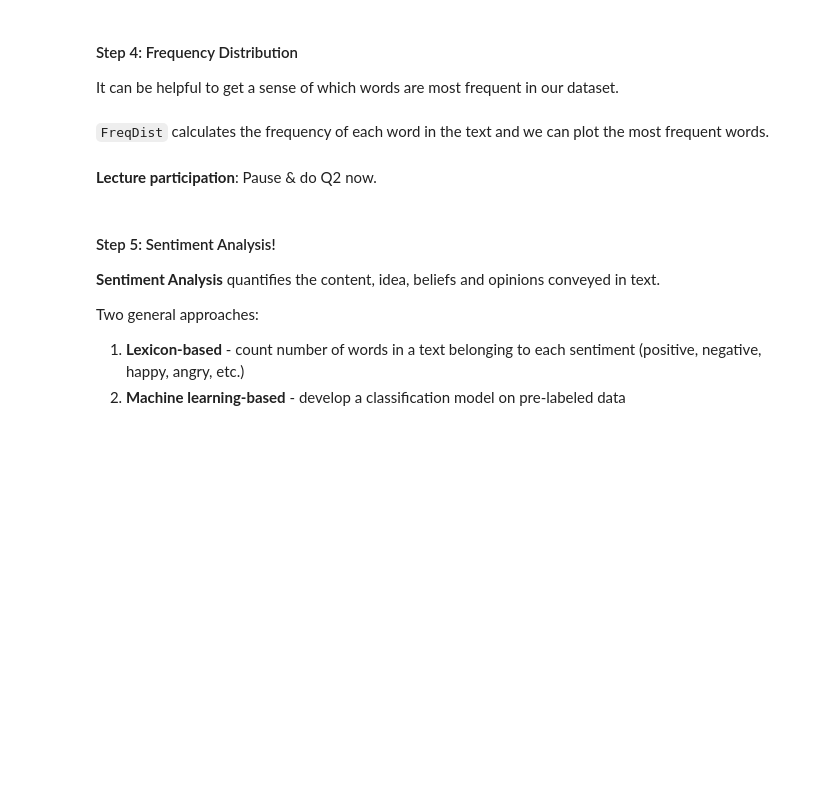
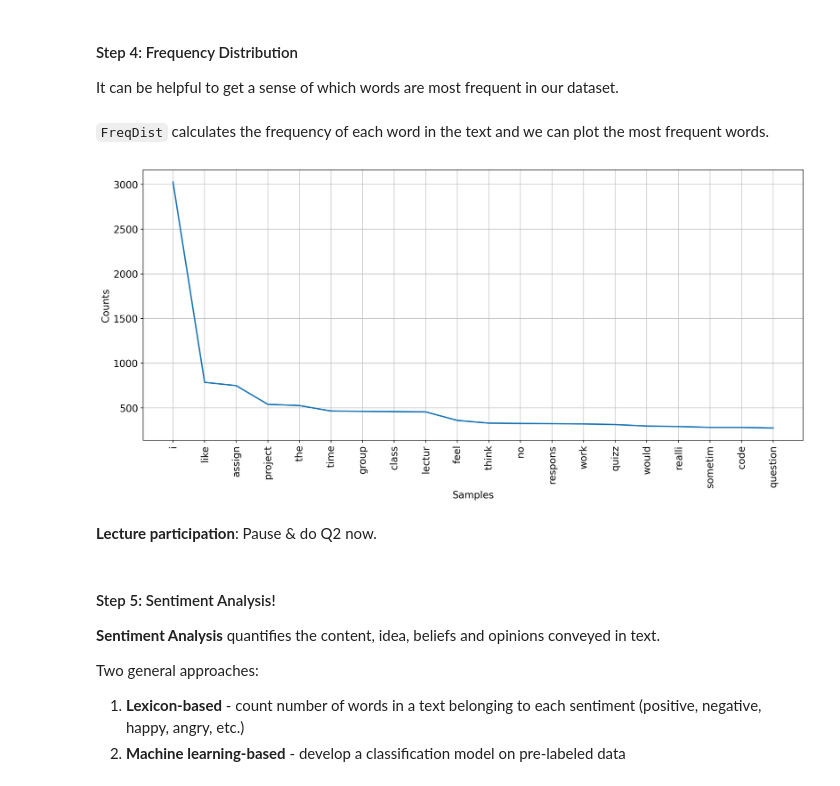
Before and after one commit to COGS108/Lectures-Ellis, a Jupyter notebook: 07_text/07_13_nlp.ipynb, the cells around one changed output. Cells and saved outputs as stored; diff of their text form; code cells hidden in the pictures; blank space fills up the shorter version.

```diff
--- a/07_text/07_13_nlp.ipynb
+++ b/07_text/07_13_nlp.ipynb
@@ -479,7 +490,9 @@ for punc in string.punctuation:
 # %%
 # Frequency Distribution Plot - top 20
 # for words in what students like most
-fdist_most.plot(20, cumulative=False);
+fdist_least.plot(20, cumulative=False);
+# %% [output]
+[figure, added]
 # %% [markdown]
 **Lecture participation**: Pause & do Q2 now.
 # %% [markdown]
```
Also changed, not shown: parts of 16 cells of this notebook.
